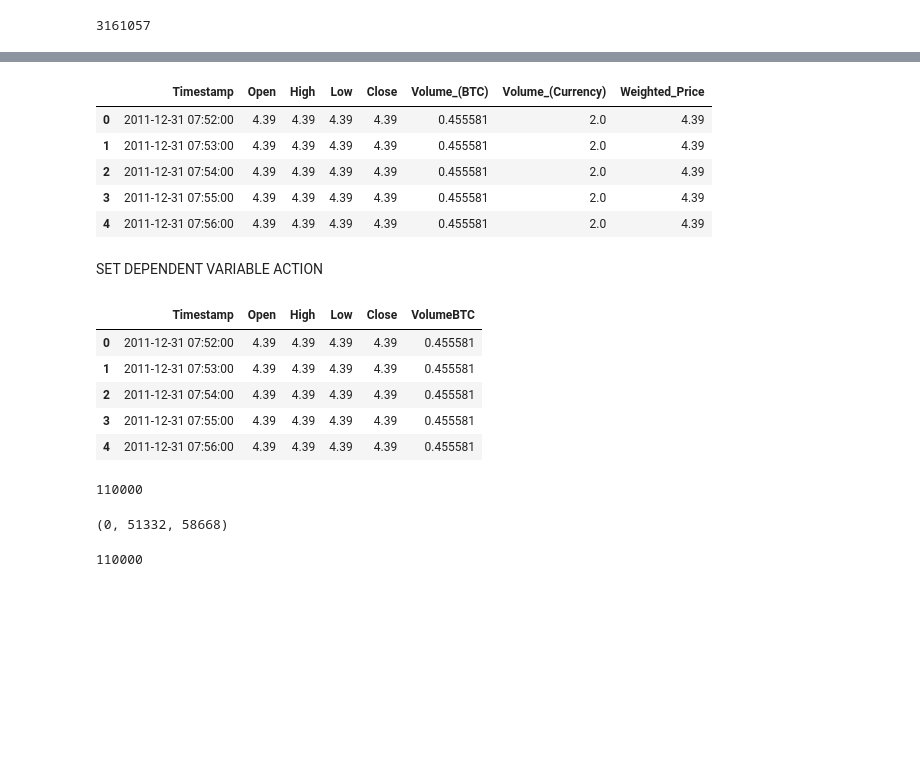
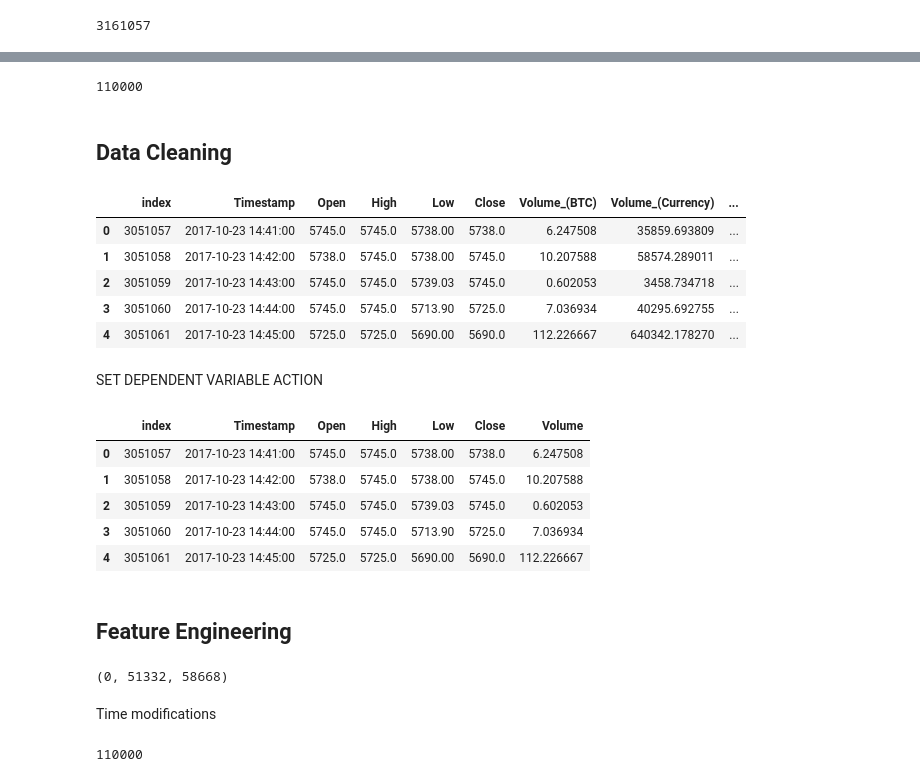
Before and after one commit to iaghidro/stock-predictor, a Jupyter notebook: fastAI/binaryClassificationBTC.ipynb, the cells around one changed output, grey strips where cells are left out. Cells and saved outputs as stored; diff of their text form; code cells hidden in the pictures; blank space fills up the shorter version.

```diff
--- a/fastAI/binaryClassificationBTC.ipynb
+++ b/fastAI/binaryClassificationBTC.ipynb
@@ -88,0 +55,7 @@ Time modifications
+# %%
+# trim to x records for now
+# TODO: remove this
+train = train.tail(recordsCount)
+len(train)
+# %% [output]
+110000
@@ -88,0 +65,4 @@ Time modifications
+# %% [markdown]
+## Data Cleaning
+# %%
+train = pd.read_feather(f'{PATH}train')
@@ -91,37 +78,37 @@ Time modifications
 train["Timestamp"] = pd.to_datetime(train["Timestamp"], unit='s')
 train.head()
 # %% [output]
-|  | Timestamp | Open | High | Low | Close | Volume_(BTC) | Volume_(Currency) | Weighted_Price |
-| 0 | 2011-12-31 07:52:00 | 4.39 | 4.39 | 4.39 | 4.39 | 0.455581 | 2.0 | 4.39 |
-| 1 | 2011-12-31 07:53:00 | 4.39 | 4.39 | 4.39 | 4.39 | 0.455581 | 2.0 | 4.39 |
-| 2 | 2011-12-31 07:54:00 | 4.39 | 4.39 | 4.39 | 4.39 | 0.455581 | 2.0 | 4.39 |
-| 3 | 2011-12-31 07:55:00 | 4.39 | 4.39 | 4.39 | 4.39 | 0.455581 | 2.0 | 4.39 |
-| 4 | 2011-12-31 07:56:00 | 4.39 | 4.39 | 4.39 | 4.39 | 0.455581 | 2.0 | 4.39 |
+|  | index | Timestamp | Open | High | Low | Close | Volume_(BTC) | Volume_(Currency) | ... |
+| 0 | 3051057 | 2017-10-23 14:41:00 | 5745.0 | 5745.0 | 5738.00 | 5738.0 | 6.247508 | 35859.693809 | ... |
+| 1 | 3051058 | 2017-10-23 14:42:00 | 5738.0 | 5745.0 | 5738.00 | 5745.0 | 10.207588 | 58574.289011 | ... |
+| 2 | 3051059 | 2017-10-23 14:43:00 | 5745.0 | 5745.0 | 5739.03 | 5745.0 | 0.602053 | 3458.734718 | ... |
+| 3 | 3051060 | 2017-10-23 14:44:00 | 5745.0 | 5745.0 | 5713.90 | 5725.0 | 7.036934 | 40295.692755 | ... |
+| 4 | 3051061 | 2017-10-23 14:45:00 | 5725.0 | 5725.0 | 5690.00 | 5690.0 | 112.226667 | 640342.178270 | ... |
 # %% [markdown]
 SET DEPENDENT VARIABLE ACTION
 # %%
 # edit columns
-train["VolumeBTC"] = train["Volume_(BTC)"]
+train["Volume"] = train["Volume_(BTC)"]
 train.drop('Volume_(BTC)',1,inplace=True)
 train["VolumeCurrency"] = train["Volume_(Currency)"]
 train.drop('Volume_(Currency)',1,inplace=True)
 
 # delete unused columns
 train.drop('VolumeCurrency',1,inplace=True)
 train.drop('Weighted_Price',1,inplace=True)
 train.head()
 # %% [output]
-|  | Timestamp | Open | High | Low | Close | VolumeBTC |
-| 0 | 2011-12-31 07:52:00 | 4.39 | 4.39 | 4.39 | 4.39 | 0.455581 |
-| 1 | 2011-12-31 07:53:00 | 4.39 | 4.39 | 4.39 | 4.39 | 0.455581 |
-| 2 | 2011-12-31 07:54:00 | 4.39 | 4.39 | 4.39 | 4.39 | 0.455581 |
-| 3 | 2011-12-31 07:55:00 | 4.39 | 4.39 | 4.39 | 4.39 | 0.455581 |
-| 4 | 2011-12-31 07:56:00 | 4.39 | 4.39 | 4.39 | 4.39 | 0.455581 |
+|  | index | Timestamp | Open | High | Low | Close | Volume |
+| 0 | 3051057 | 2017-10-23 14:41:00 | 5745.0 | 5745.0 | 5738.00 | 5738.0 | 6.247508 |
+| 1 | 3051058 | 2017-10-23 14:42:00 | 5738.0 | 5745.0 | 5738.00 | 5745.0 | 10.207588 |
+| 2 | 3051059 | 2017-10-23 14:43:00 | 5745.0 | 5745.0 | 5739.03 | 5745.0 | 0.602053 |
+| 3 | 3051060 | 2017-10-23 14:44:00 | 5745.0 | 5745.0 | 5713.90 | 5725.0 | 7.036934 |
+| 4 | 3051061 | 2017-10-23 14:45:00 | 5725.0 | 5725.0 | 5690.00 | 5690.0 | 112.226667 |
 # %%
 # remove all 0 values
-train = cleanData(train)
-len(train)
+# train = cleanData(train)
+# len(train)
-# %% [output]
-110000
+# %% [markdown]
+## Feature Engineering
 # %%
 # add technical analysis
@@ -142,6 +129,8 @@ train.action = train.action.astype(int)
 len(train[train.action==2]),len(train[train.action==1]),len(train[train.action==0])
 # %% [output]
 (0, 51332, 58668)
+# %% [markdown]
+Time modifications
 # %%
 # add all date time values
 add_datepart(train, "Timestamp", drop=False)
```
Also changed, not shown: parts of 36 cells of this notebook, 1 other file.
